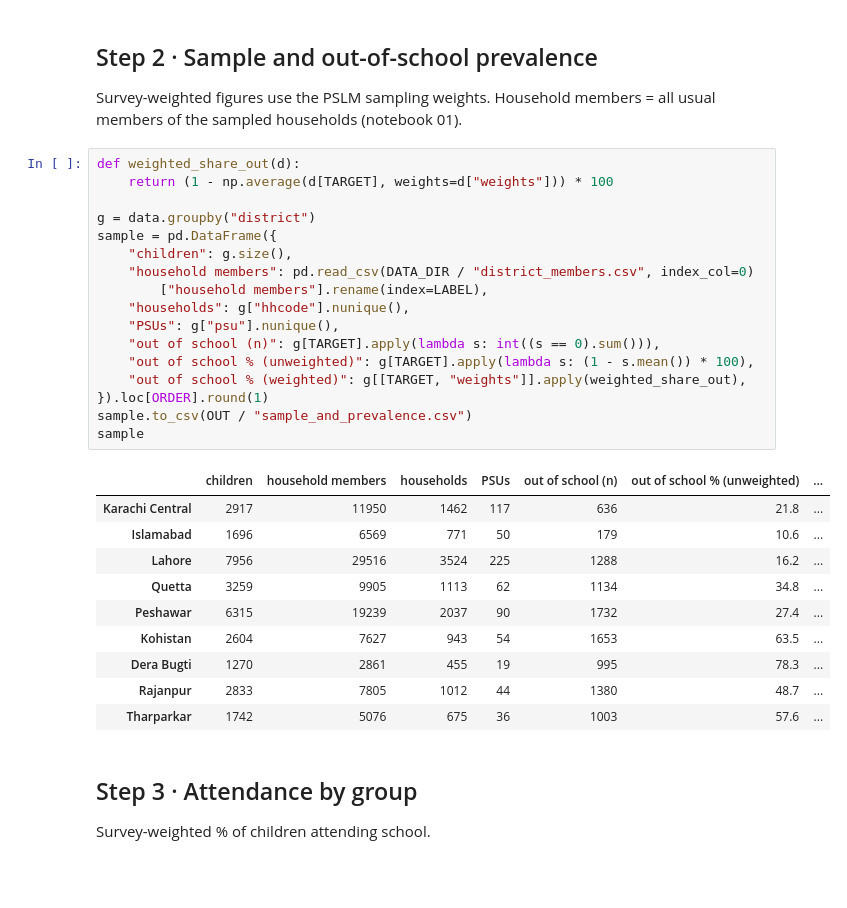
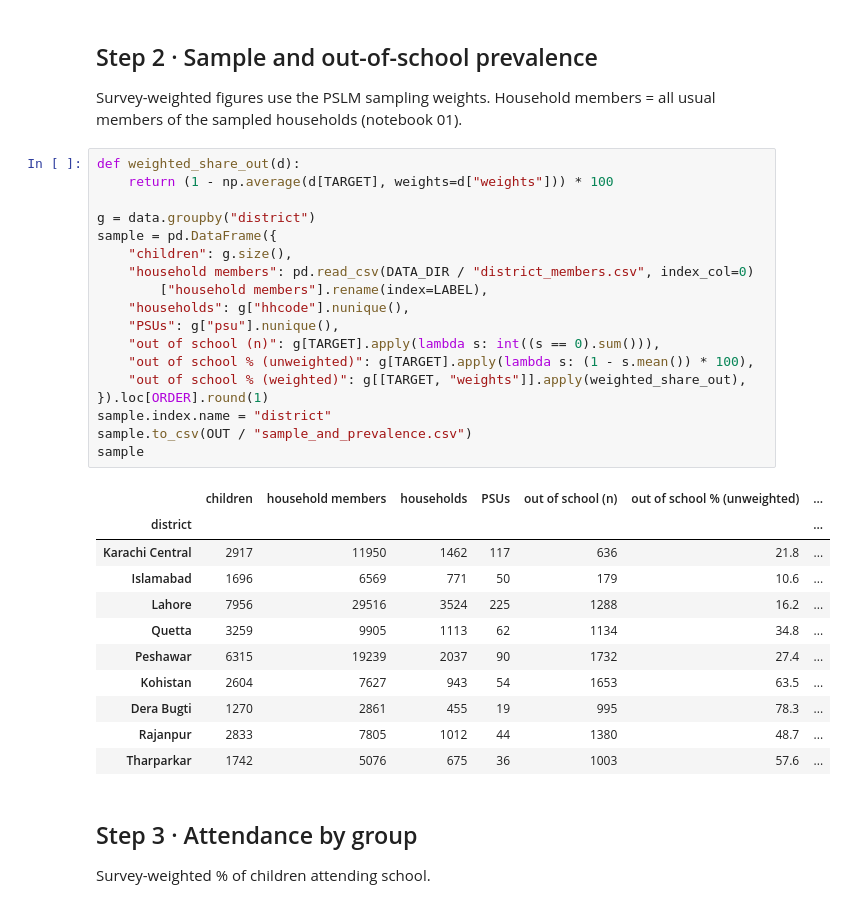
Before and after one commit to Basit-Rahim/EEP_Reproduceability, a Jupyter notebook: notebooks/02_descriptive_analysis.ipynb, the cells around one changed output. Saved outputs shown, nothing was run; the diff lists cells and outputs as text; blank space fills up the shorter version.

Commit message:
Keep the district column name in sample_and_prevalence.csv

```diff
--- a/notebooks/02_descriptive_analysis.ipynb
+++ b/notebooks/02_descriptive_analysis.ipynb
@@ -51,22 +51,24 @@ Household members = all usual members of the sampled households (notebook 01).
 # %%
 def weighted_share_out(d):
     return (1 - np.average(d[TARGET], weights=d["weights"])) * 100
 
 g = data.groupby("district")
 sample = pd.DataFrame({
     "children": g.size(),
     "household members": pd.read_csv(DATA_DIR / "district_members.csv", index_col=0)
         ["household members"].rename(index=LABEL),
     "households": g["hhcode"].nunique(),
     "PSUs": g["psu"].nunique(),
     "out of school (n)": g[TARGET].apply(lambda s: int((s == 0).sum())),
     "out of school % (unweighted)": g[TARGET].apply(lambda s: (1 - s.mean()) * 100),
     "out of school % (weighted)": g[[TARGET, "weights"]].apply(weighted_share_out),
 }).loc[ORDER].round(1)
+sample.index.name = "district"
 sample.to_csv(OUT / "sample_and_prevalence.csv")
 sample
 # %% [output]
 |  | children | household members | households | PSUs | out of school (n) | out of school % (unweighted) | ... |
+| district |  |  |  |  |  |  | ... |
 | Karachi Central | 2917 | 11950 | 1462 | 117 | 636 | 21.8 | ... |
 | Islamabad | 1696 | 6569 | 771 | 50 | 179 | 10.6 | ... |
 | Lahore | 7956 | 29516 | 3524 | 225 | 1288 | 16.2 | ... |
```
Also changed, not shown: 1 other file.
